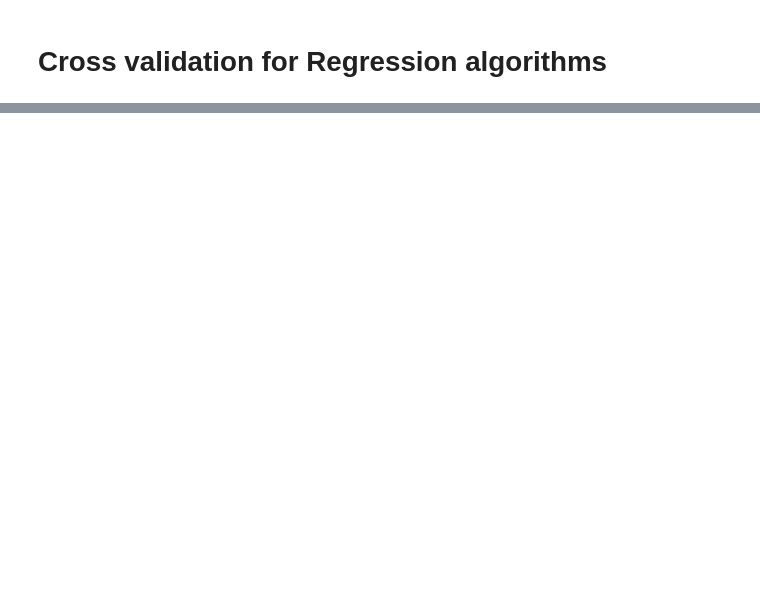
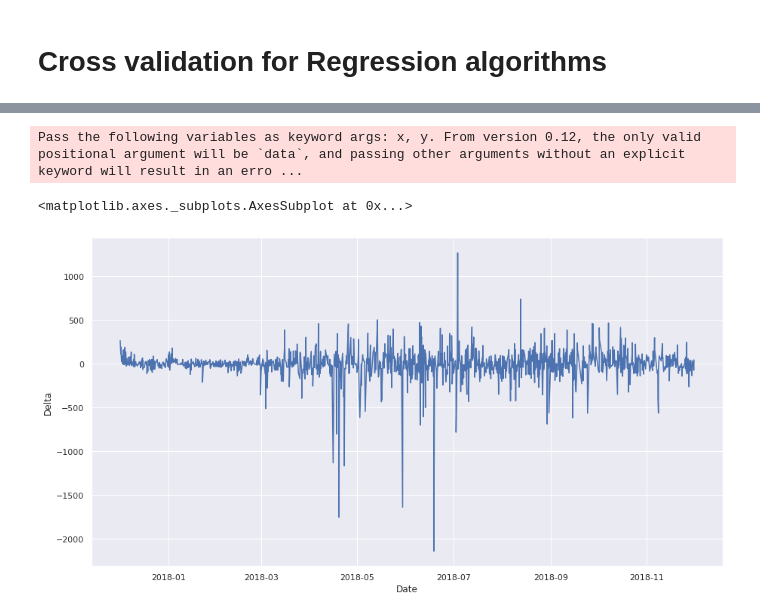
Before and after one commit to gekaluck/bdml_wow_project, a Jupyter notebook: WOW_Project.ipynb, the cells around one changed output, grey strips where cells are left out. Cells and saved outputs as stored; diff of their text form; code cells hidden in the pictures; blank space fills up the shorter version.

```diff
--- a/WOW_Project.ipynb
+++ b/WOW_Project.ipynb
@@ -659,0 +688,12 @@ Ill-conditioned matrix (rcond=7.59744e-19): result may not be accurate.
+# %%
+from sklearn.metrics import r2_score, mean_squared_error
+predicted = reg.predict(X_test_val)
+
+lgb = LGBMRegressor(learning_rate=0.1, max_depth= -1, n_estimators= 500, num_leaves= 31)
+
+lgb.fit(X_train_val, y_train_val)
+
+predicted = lgb.predict(X_test_val)
+predicted
+print(r2_score(y_test_val, predicted))
+mean_squared_error(y_test_val, predicted)
@@ -659,0 +720,28 @@ Ill-conditioned matrix (rcond=7.59744e-19): result may not be accurate.
+# %%
+compare_df = X_test_df_new
+compare_df['Predicted'] = predicted
+compare_df['Actual'] = y_test_val
+compare_df['Delta'] = compare_df['Actual'] - compare_df['Predicted']
+#compare_df['Date'] +=  pd.to_timedelta(compare_df.Hour, unit='h')
+# %%
+def undummify(df, prefix_sep="_"):
+    cols2collapse = {
+        item.split(prefix_sep)[0]: (prefix_sep in item) for item in df.columns
+    }
+    series_list = []
+    for col, needs_to_collapse in cols2collapse.items():
+        if needs_to_collapse:
+            undummified = (
+                df.filter(like=col)
+                .idxmax(axis=1)
+                .apply(lambda x: x.split(prefix_sep, maxsplit=1)[1])
+                .rename(col)
+            )
+            series_list.append(undummified)
+        else:
+            series_list.append(df[col])
+    undummified_df = pd.concat(series_list, axis=1)
+    return undummified_df
+# %%
+compare_df = undummify(compare_df)
+compare_df.describe()
@@ -659,0 +777,8 @@ Ill-conditioned matrix (rcond=7.59744e-19): result may not be accurate.
+# %%
+import seaborn as sns
+
+sns.lineplot(compare_df['Date'], compare_df['Delta'])
+# %% [output]
+Pass the following variables as keyword args: x, y. From version 0.12, the only valid positional argument will be `data`, and passing other arguments without an explicit keyword will result in an erro ...
+<matplotlib.axes._subplots.AxesSubplot at 0x...>
+[figure, added]
```
Also changed, not shown: parts of 31 cells of this notebook.
